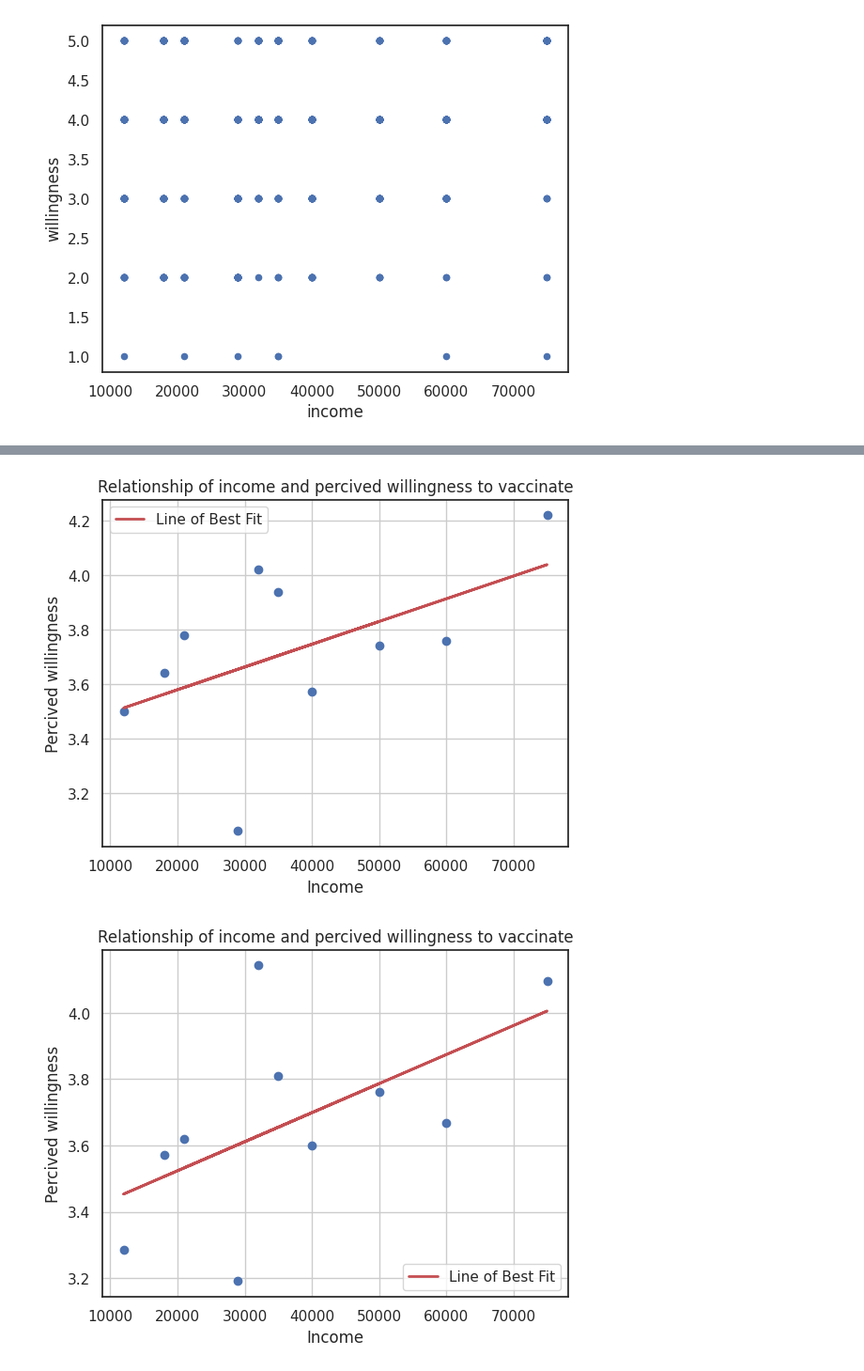
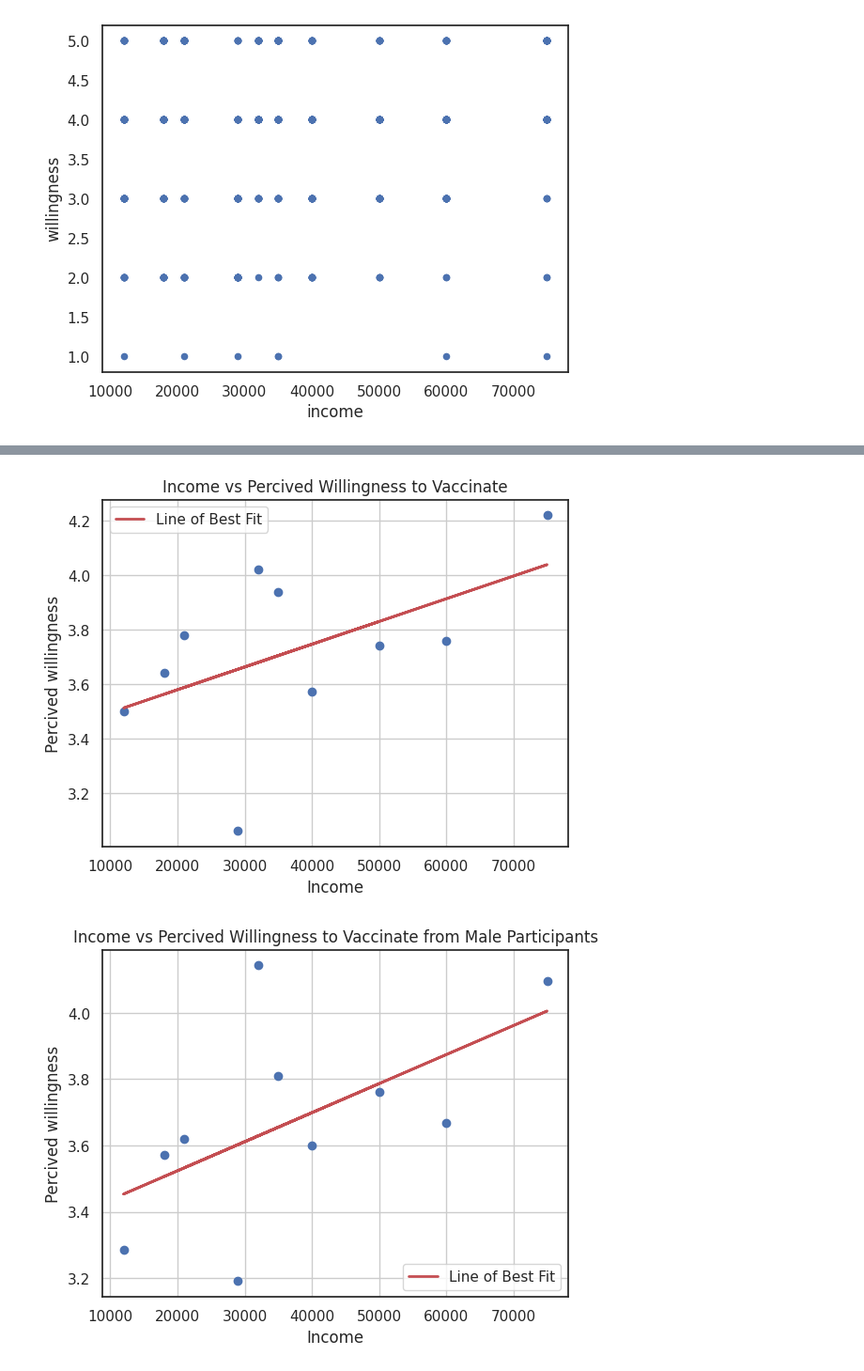
Before and after one commit to dramafisher/vaccine-github, a Jupyter notebook: vaccine_data_notebook_m2.ipynb, the cells around one changed output, grey strips where cells are left out. Shown at 94% size. Drawn from its saved outputs; the diff is of its cells as text; code cells hidden in the pictures.

Commit message:
added more bar charts and ajusted functions

```diff
--- a/vaccine_data_notebook_m2.ipynb
+++ b/vaccine_data_notebook_m2.ipynb
@@ -71,14 +88,14 @@ draw_graph('age_2','willingness','name','Age','Percived willingness','Relationsh
 # %%
-draw_graph('income','willingness','name','Income','Percived willingness','Relationship of income and percived willingness to vaccinate',data)
+draw_graph('income','willingness','name','Income','Percived willingness','Income vs Percived Willingness to Vaccinate',data)
 # %% [output]
-[figure, old version]
+[figure, new version]
 # %%
 filtered_data = data[data['gender'] == 'Male']
 
 
-draw_graph('income','willingness','name','Income','Percived willingness','Relationship of income and percived willingness to vaccinate',filtered_data)
+draw_graph('income','willingness','name','Income','Percived willingness','Income vs Percived Willingness to Vaccinate from Male Participants',filtered_data)
 # %% [output]
-[figure, old version]
+[figure, new version]
 # %%
 filtered_data = data[data['gender'] == 'Female']
 
```
Also changed, not shown: parts of 6 cells of this notebook.
